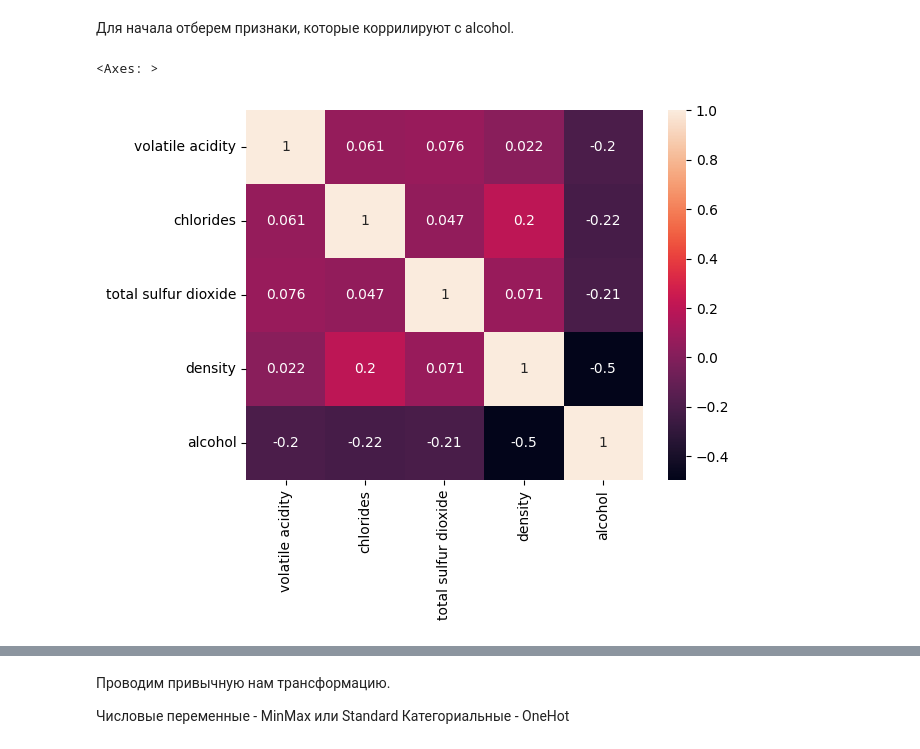
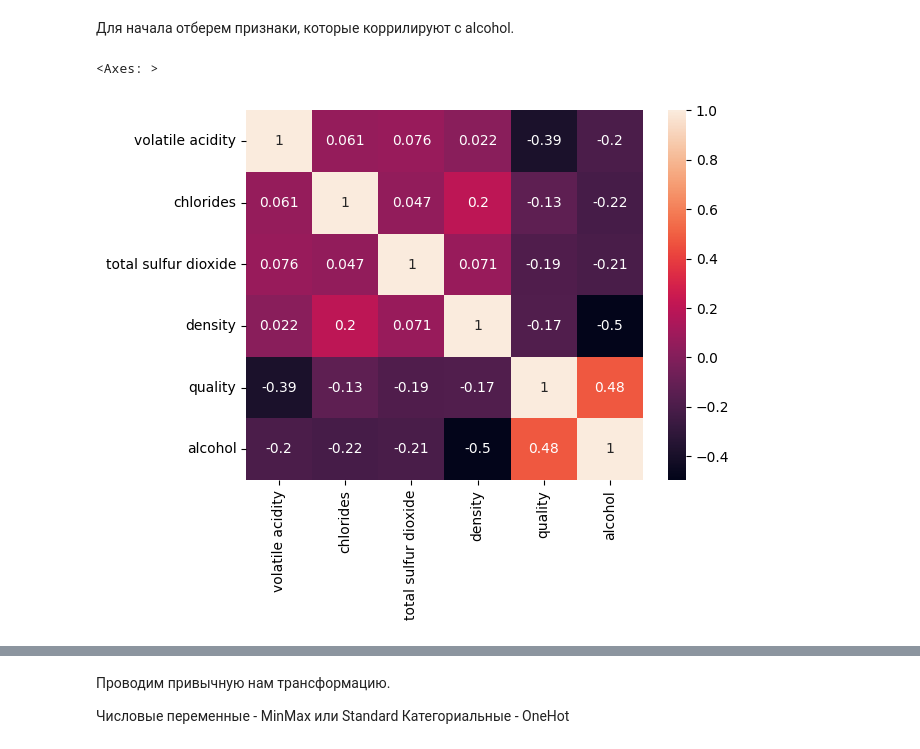
Before and after one commit to Letch49/ML_vvsu_2024, a Jupyter notebook: lab5/Практика_5_(регрессия).ipynb, the cells around one changed output, grey strips where cells are left out. Saved outputs shown, nothing was run; the diff lists cells and outputs as text; code cells hidden in the pictures.

```diff
--- a/lab5/Практика_5_(регрессия).ipynb
+++ b/lab5/Практика_5_(регрессия).ipynb
@@ -236,14 +237,14 @@ plt.show()
 # %%
 df.corr()['alcohol']
 
-feature_columns = ['volatile acidity', 'chlorides', 'total sulfur dioxide', 'density', 'ph_bins']
+feature_columns = ['volatile acidity', 'chlorides', 'total sulfur dioxide', 'density', 'quality', 'ph_bins']
 
 df_features = df[feature_columns + ['alcohol']]
 
 sns.heatmap(df_features.corr(), annot=True)
 # %% [output]
 <Axes: >
-[figure, old version]
+[figure, new version]
 # %% [markdown]
 Вот перечень основных метрик качества моделей для задачи регрессии, их формулы, диапазоны и то, что они показывают:
 
```
Also changed, not shown: parts of 23 cells of this notebook.
